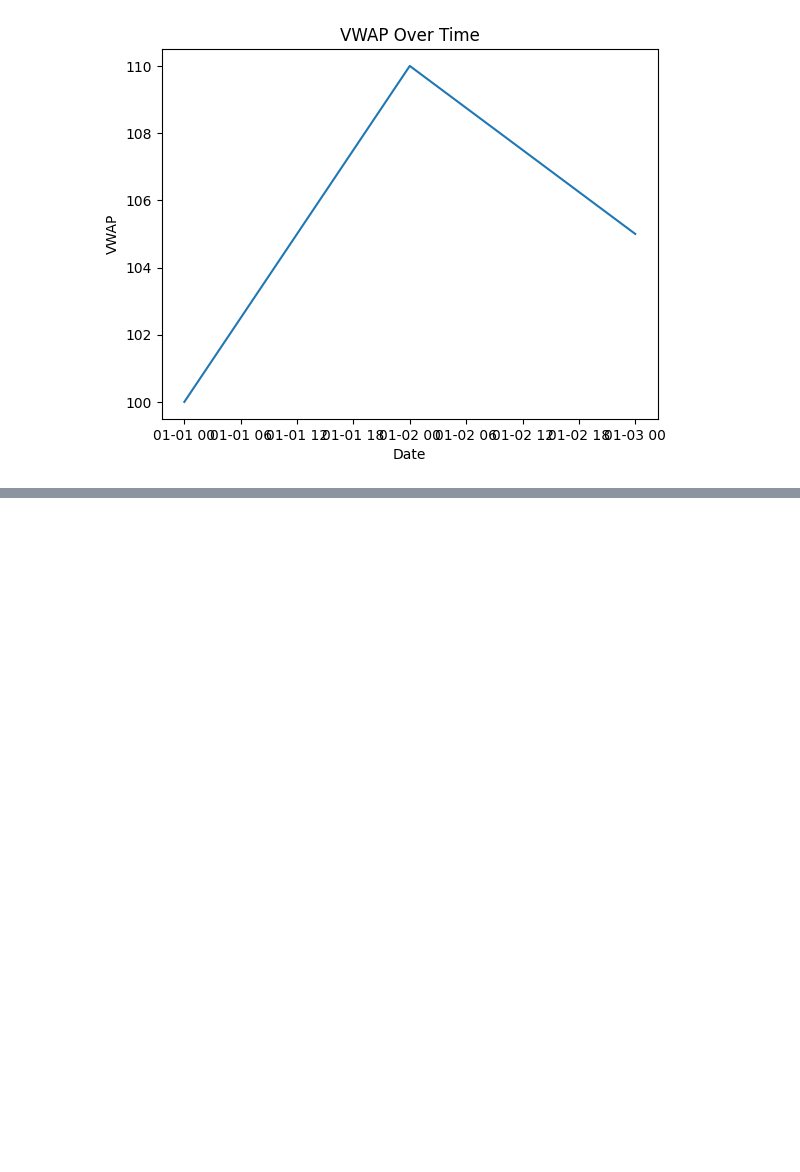
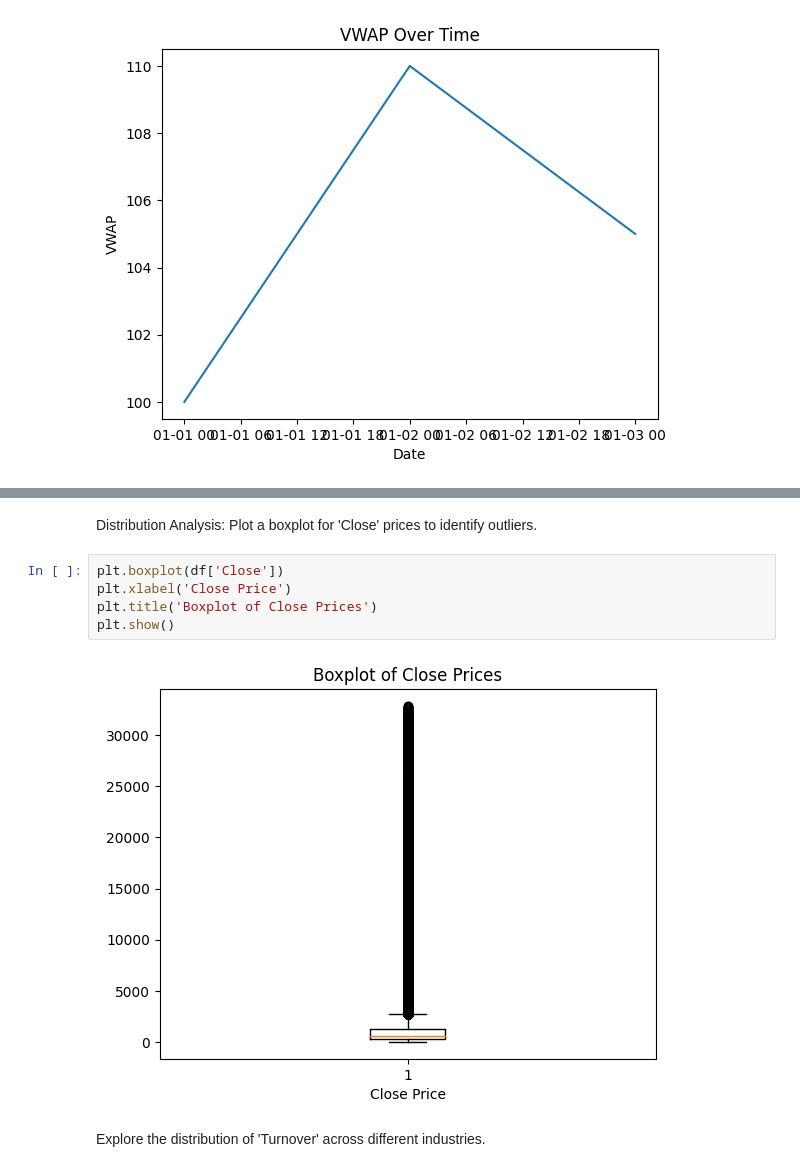
Before and after one commit to AkshayaKakde/Stock-Market-Data-Analysis-and-Reporting, a Jupyter notebook: stock_data_analysis.ipynb, the cells around one changed output, grey strips where cells are left out. Saved outputs shown, nothing was run; the diff lists cells and outputs as text; blank space fills up the shorter version.

```diff
--- a/stock_data_analysis.ipynb
+++ b/stock_data_analysis.ipynb
@@ -283,0 +427,12 @@ plt.show()
+# %% [markdown]
+Distribution Analysis:
+Plot a boxplot for 'Close' prices to identify outliers.
+# %%
+plt.boxplot(df['Close'])
+plt.xlabel('Close Price')
+plt.title('Boxplot of Close Prices')
+plt.show()
+# %% [output]
+[figure, added]
+# %% [markdown]
+Explore the distribution of 'Turnover' across different industries.
```
Also changed, not shown: parts of 46 cells of this notebook.
